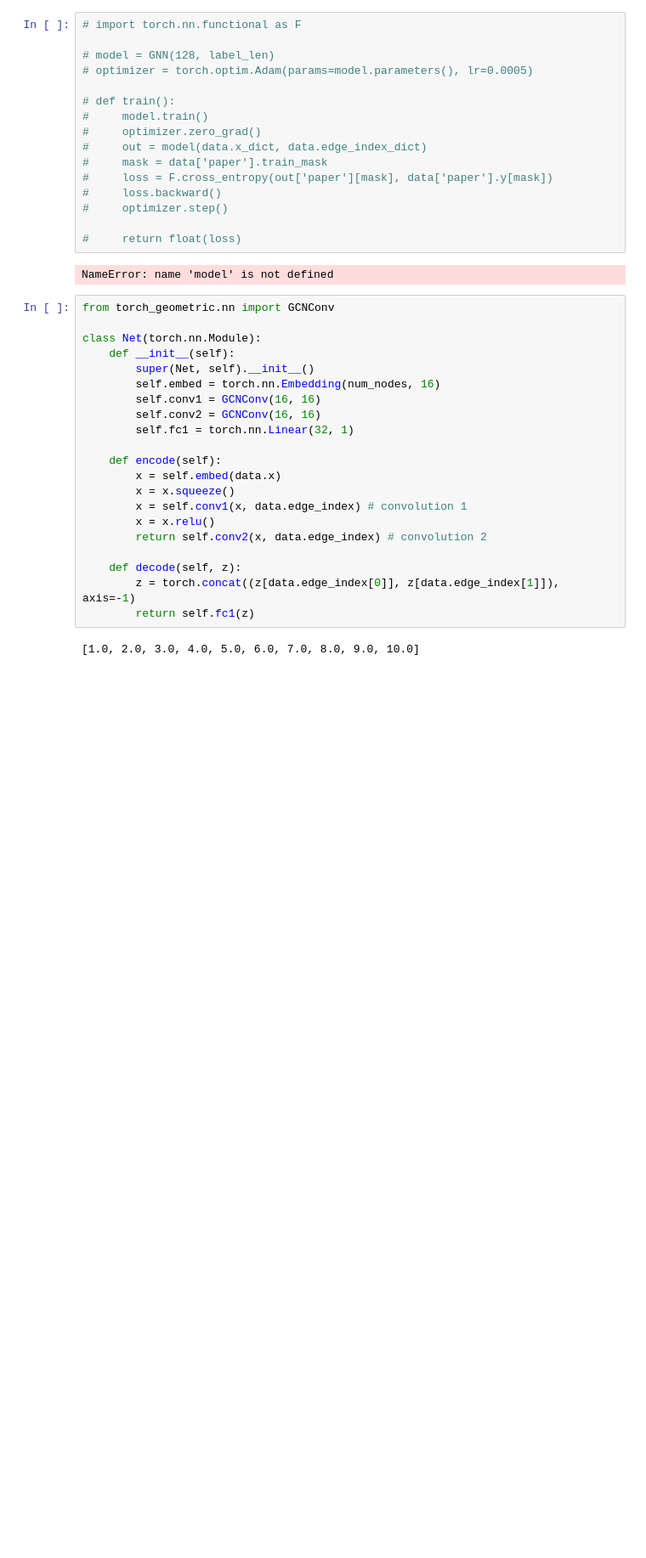
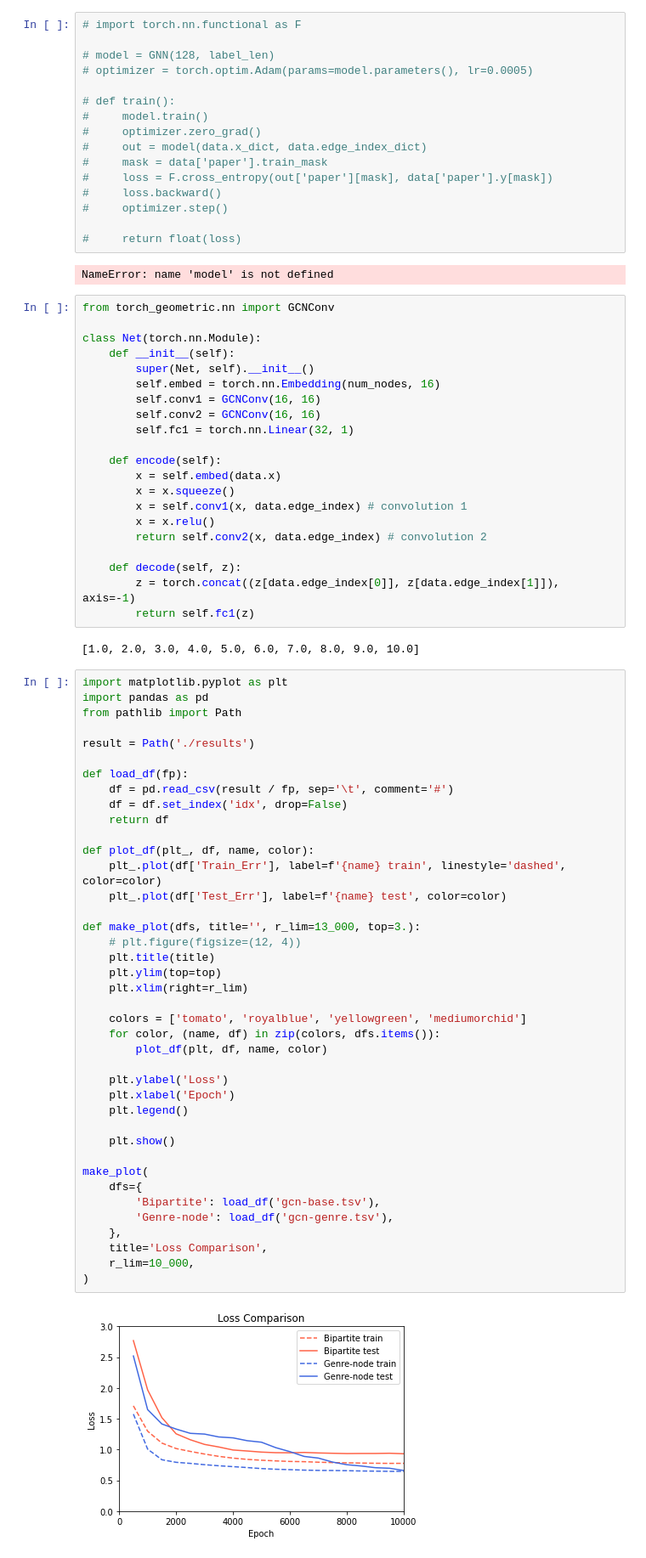
Before and after one commit to Sticksword/graph-neural-network-recommender-system, a Jupyter notebook: quang-sketch-link-pred.ipynb, the cells around one changed output. Shown: that part at 85% size. Drawn from its saved outputs; the diff is of its cells as text; blank space fills up the shorter version.

Commit message:
Add generated plots

```diff
--- a/quang-sketch-link-pred.ipynb
+++ b/quang-sketch-link-pred.ipynb
@@ -272,3 +272,45 @@ class Net(torch.nn.Module):
         return self.fc1(z)
 # %% [output]
 [1.0, 2.0, 3.0, 4.0, 5.0, 6.0, 7.0, 8.0, 9.0, 10.0]
+# %%
+import matplotlib.pyplot as plt
+import pandas as pd
+from pathlib import Path
+
+result = Path('./results')
+
+def load_df(fp):
+    df = pd.read_csv(result / fp, sep='\t', comment='#')
+    df = df.set_index('idx', drop=False)
+    return df
+
+def plot_df(plt_, df, name, color):
+    plt_.plot(df['Train_Err'], label=f'{name} train', linestyle='dashed', color=color)
+    plt_.plot(df['Test_Err'], label=f'{name} test', color=color)
+
+def make_plot(dfs, title='', r_lim=13_000, top=3.):
+    # plt.figure(figsize=(12, 4))
+    plt.title(title)
+    plt.ylim(top=top)
+    plt.xlim(right=r_lim)
+
+    colors = ['tomato', 'royalblue', 'yellowgreen', 'mediumorchid']
+    for color, (name, df) in zip(colors, dfs.items()):
+        plot_df(plt, df, name, color)
+
+    plt.ylabel('Loss')
+    plt.xlabel('Epoch')
+    plt.legend()
+
+    plt.show()
+
+make_plot(
+    dfs={
+        'Bipartite': load_df('gcn-base.tsv'),
+        'Genre-node': load_df('gcn-genre.tsv'),
+    },
+    title='Loss Comparison',
+    r_lim=10_000,
+)
+# %% [output]
+[figure, added]
```
Also changed, not shown: parts of 3 cells of this notebook, 8 other files.
